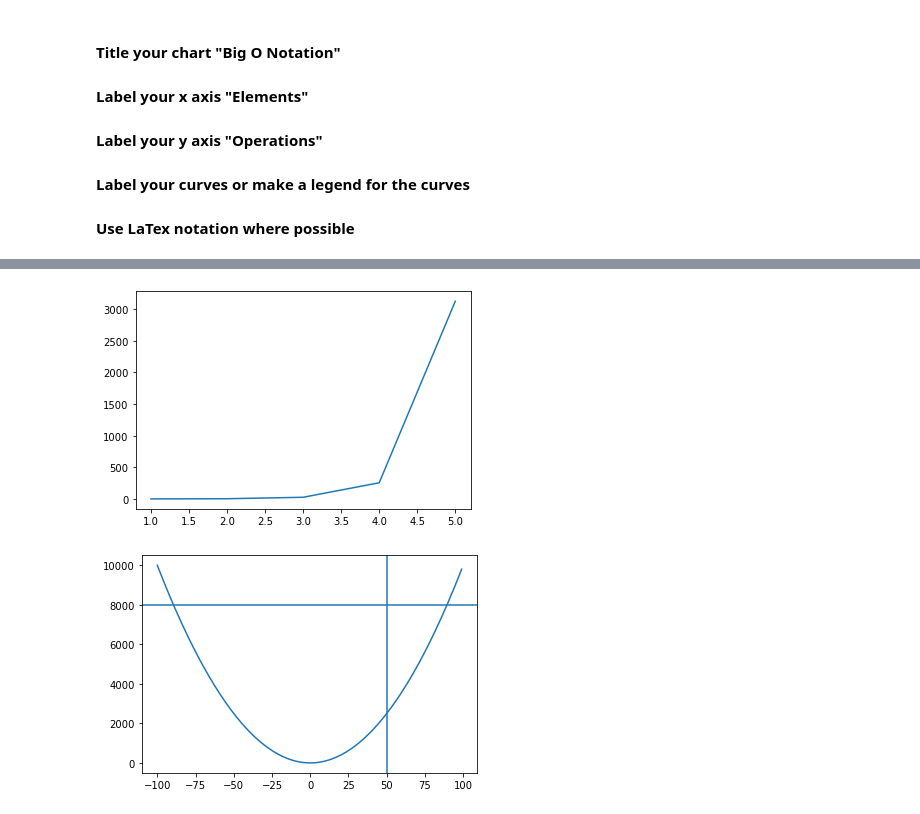
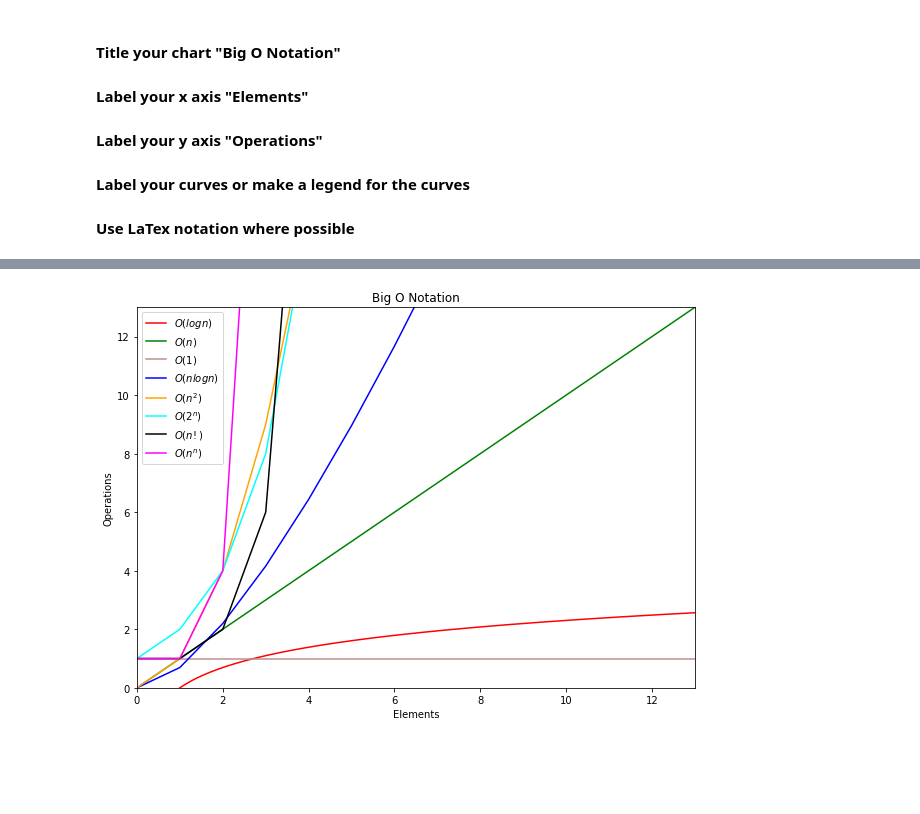
Before and after one commit to Jason-Tellez/numpy-pandas-visualization-exercises, a Jupyter notebook: big_o_notation.ipynb, the cells around one changed output, grey strips where cells are left out. Cells and saved outputs as stored; diff of their text form; code cells hidden in the pictures; blank space fills up the shorter version.

```diff
--- a/big_o_notation.ipynb
+++ b/big_o_notation.ipynb
@@ -74,20 +11,29 @@ plt.show()
-# %%
-x = range(1,6)
-h = [n ** n for n in x]
-
-plt.plot(x, h)
-
-plt.show()
-# %% [output]
-[figure, removed]
-# %%
-x = range(-100,100)
-y = [(n ** 2) + 5 for n in x]
-
-plt.plot(x, y)
-
-plt.axvline(x=50)
-plt.axhline(y=8000)
-plt.show()
-# %% [output]
-[figure, removed]
+# %%
+plt.figure(figsize=(10,7))
+
+# Range for graphs
+x1 = np.arange(0.1, 15, .1)
+# range for factorial
+x = range(0, 15)
+
+# equations
+plt.plot(x1, [m.log(n) for n in x1], c = 'red', label = '$O(log n)$')
+plt.plot(x1, [n for n in x1], c = 'green', label = '$O(n)$')
+
+plt.plot(x, [0 * n + 1 for n in x], c = 'rosybrown', label = '$O(1)$')
+plt.plot(x, [n * m.log(n + 1) for n in x], c = 'blue', label = '$O(n log n)$')
+plt.plot(x, [n * n for n in x], c = 'orange' , label = '$O(n^2)$')
+plt.plot(x, [2 ** n for n in x], c = 'cyan', label = '$O(2^n)$')
+plt.plot(x, [m.factorial(n) for n in x], c = 'black', label = '$O(n!)$')
+plt.plot(x, [n ** n for n in x], c = 'magenta', label = '$O(n^n)$')
+
+#plot customization
+plt.ylim(0, 13)
+plt.xlim(0, 13)
+plt.legend(loc= 'upper left')
+plt.xlabel('Elements')
+plt.ylabel('Operations')
+plt.title('Big O Notation')
+plt.show()
+# %% [output]
+[figure, added]
```
Also changed, not shown: parts of 8 cells of this notebook.
